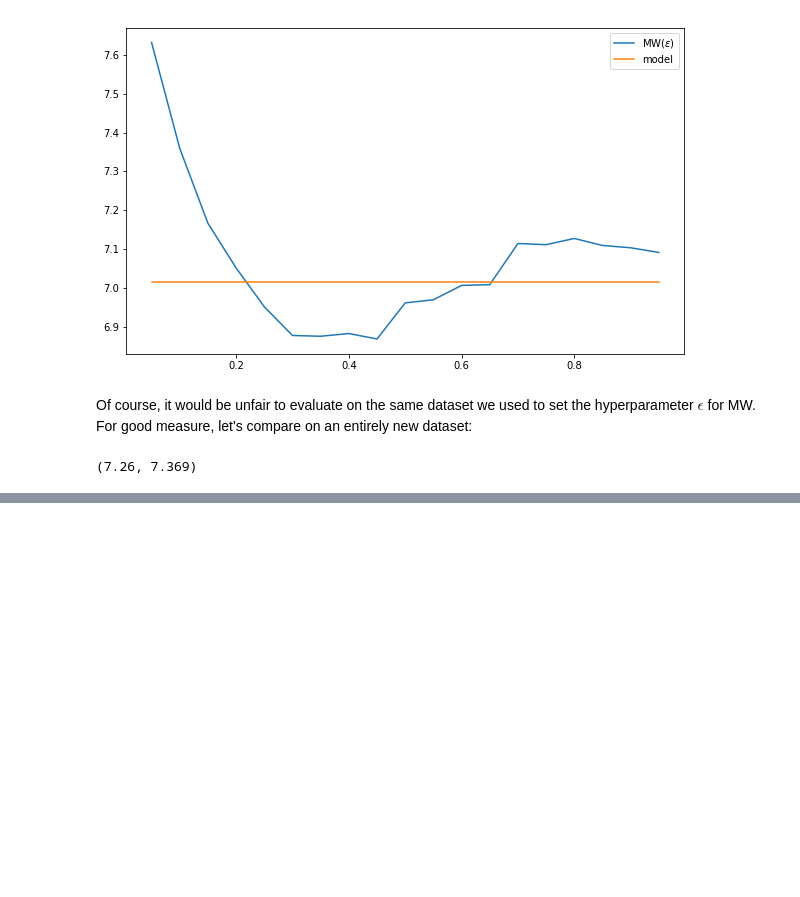
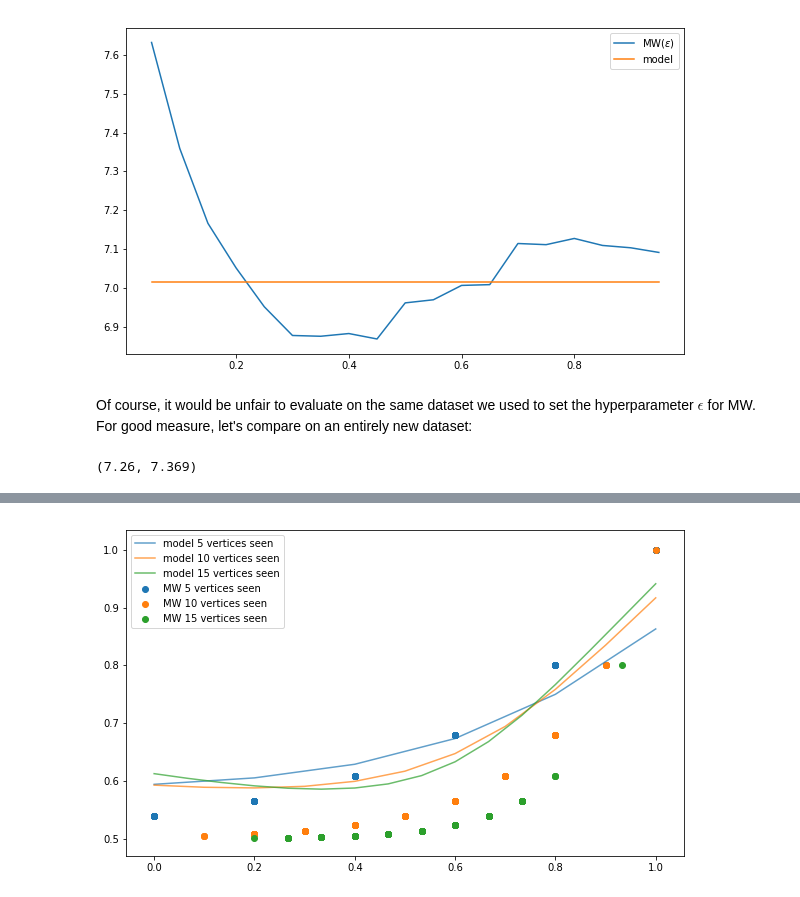
Before and after one commit to maxov/170-project-analysis, a Jupyter notebook: project-analysis.ipynb, the cells around one changed output, grey strips where cells are left out. Cells and saved outputs as stored; diff of their text form; code cells hidden in the pictures; blank space fills up the shorter version.

```diff
--- a/project-analysis.ipynb
+++ b/project-analysis.ipynb
@@ -523,0 +585,24 @@ On the evaluation dataset, MW performs better than the model-based solver. It ac
+# %%
+student_correctness_data = []
+_ = eval_fixed(unif_dataset, multiplicative_weights_instrument)
+# %%
+correctness_data = np.array(student_correctness_data)
+def data_for(i):
+    return correctness_data[correctness_data[:, 0] == i][:,1:3]
+
+def normalized_col(c):
+    return (c + 1)/2
+# %%
+correctness_data = np.array(student_correctness_data)
+plt.figure(figsize=(10, 6))
+plt.scatter(data_for(5)[:, 0], normalized_col(data_for(5)[:,1]), label='MW 5 vertices seen')
+plt.scatter(data_for(10)[:, 0], normalized_col(data_for(10)[:,1]), label='MW 10 vertices seen')
+plt.scatter(data_for(15)[:, 0], normalized_col(data_for(15)[:,1]), label='MW 15 vertices seen')
+plt.plot(np.arange(0, 6) / 5, p_C_given_skn[5][0:6], label='model 5 vertices seen', alpha=0.7)
+plt.plot(np.arange(0, 11) / 10, p_C_given_skn[10][0:11], label='model 10 vertices seen', alpha=0.7)
+plt.plot(np.arange(0, 16) / 15, p_C_given_skn[15][0:16], label='model 15 vertices seen', alpha=0.7)
+# plt.plot(np.arange(0, 51) / 50, p_C_given_skn[50][0:51], label='model 50 vertices seen', alpha=0.7)
+plt.legend()
+plt.show()
+# %% [output]
+[figure, added]
```
Also changed, not shown: parts of 8 cells of this notebook.
